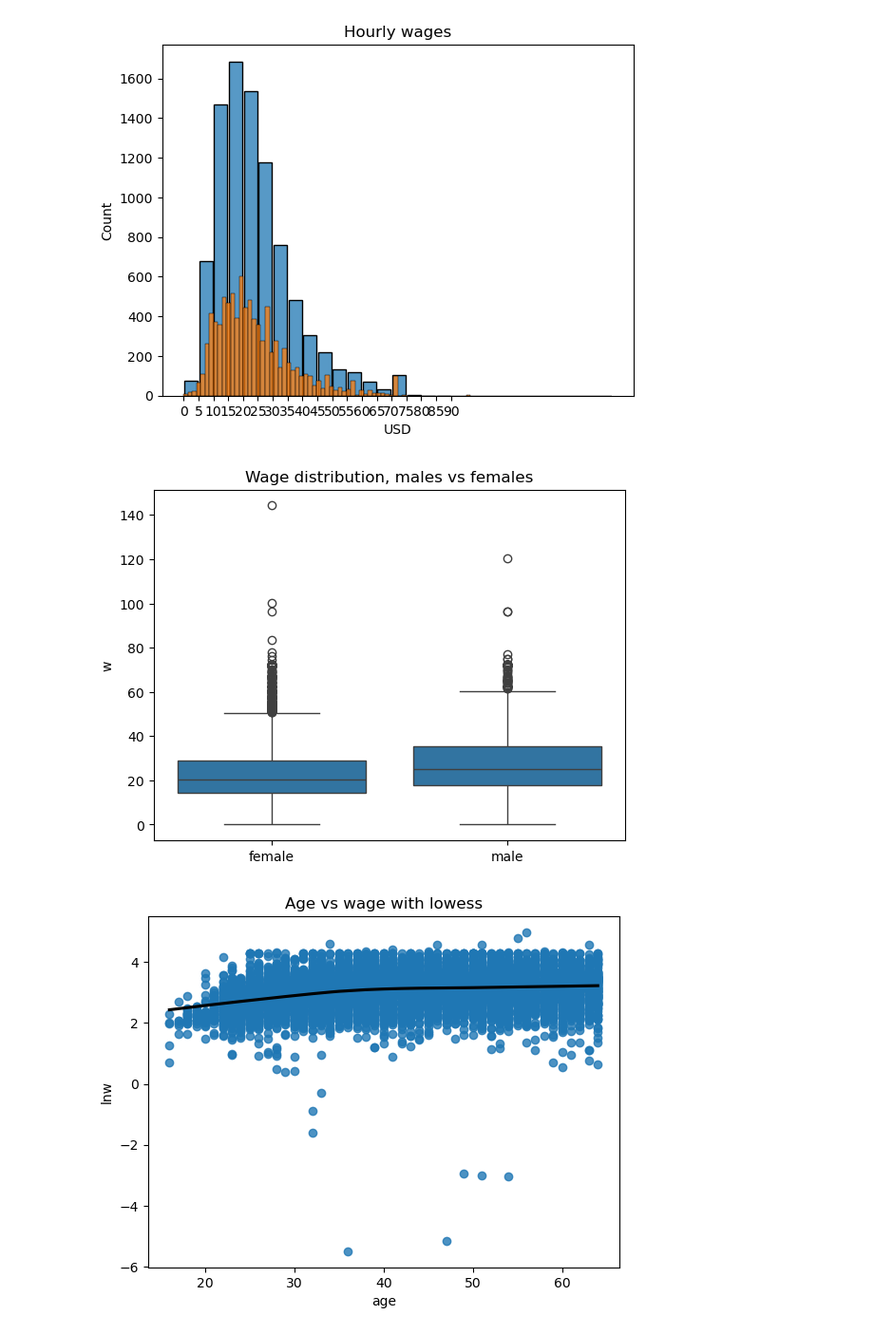
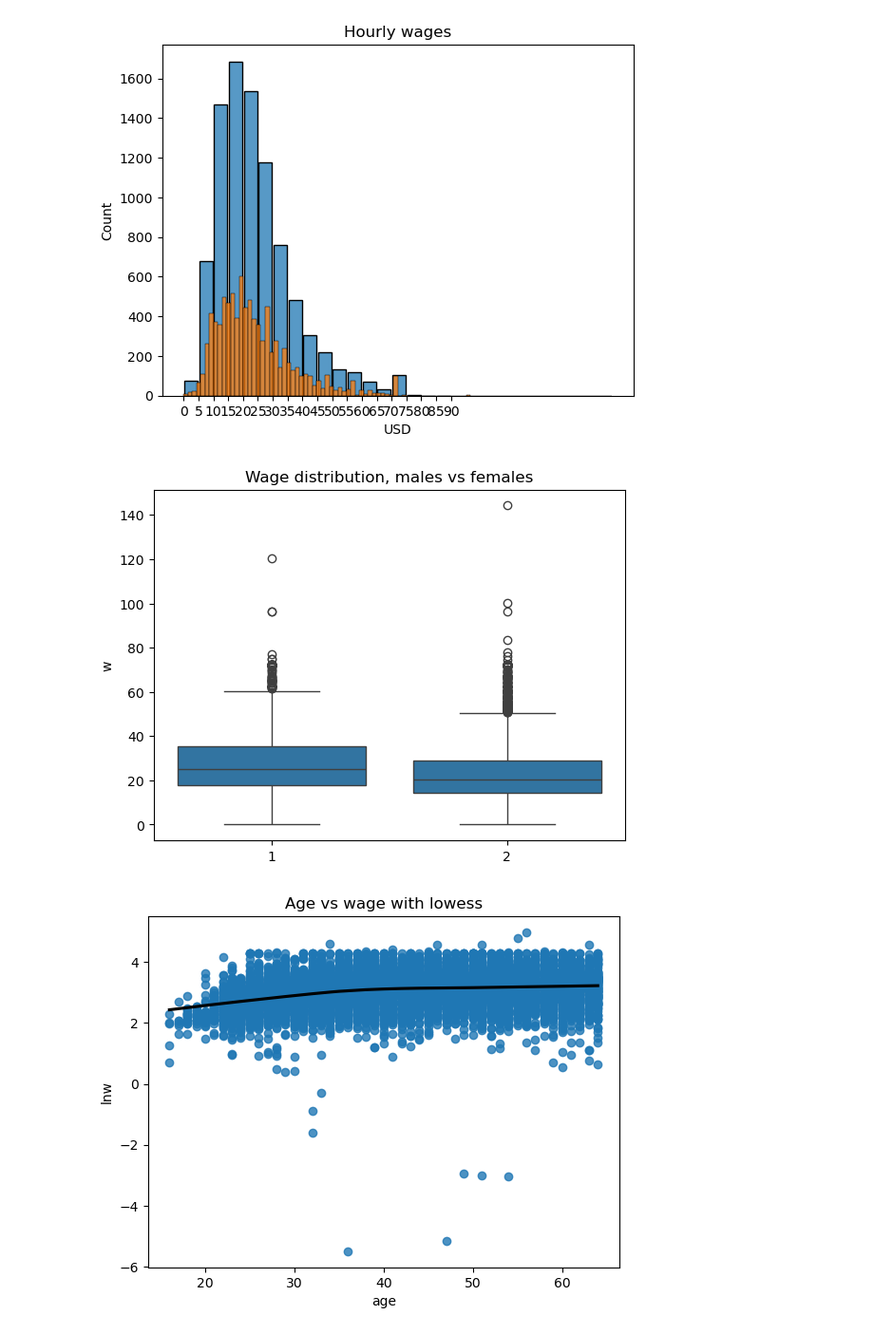
Before and after one commit to ghadena/DA3, a Jupyter notebook: practice assignment/code.ipynb, the cells around one changed output. Shown at 95% size. Saved outputs shown, nothing was run; the diff lists cells and outputs as text; code cells hidden in the pictures.

```diff
--- a/practice assignment/code.ipynb
+++ b/practice assignment/code.ipynb
@@ -52,15 +46,15 @@ memory usage: 26.2+ MB
 selected_occupation_codes = [2200, 2300, 2310, 2320, 2330, 2340, 2540]
 df = df[df['occ2012'].isin(selected_occupation_codes)]
 
+#filter for working hours and earnings per week
+df = df.query("uhours >= 20 & earnwke > 0")
+
 #feature engineering
 df["w"] = df["earnwke"] / df["uhours"]
 df["lnw"] = np.log(df["w"])
 
-#filter for working hours and earnings per week
-df = df.query("uhours >= 20 & earnwke > 0 & w > 0")
-
-#create gender variable for plotting
-df['gender'] = df.sex.map(lambda x: 'female' if x == 2 else 'male')
-
 # Sort the data by age
 df.sort_values(by = 'age', inplace = True)
+
+df.shape
+df.info()
@@ -79,11 +95,11 @@ plt.title('Hourly wages');
 # %% [output]
 [figure]
 # %%
-sns.boxplot(data = df, x = 'gender', y = 'w')
+sns.boxplot(data = df, x = 'sex', y = 'w')
 plt.xlabel(None)
 plt.title('Wage distribution, males vs females');
 # %% [output]
-[figure, old version]
+[figure, new version]
 # %%
 sns.regplot(
     data = df, x = 'age', y = 'lnw',
```
Also changed, not shown: parts of 30 cells of this notebook.
